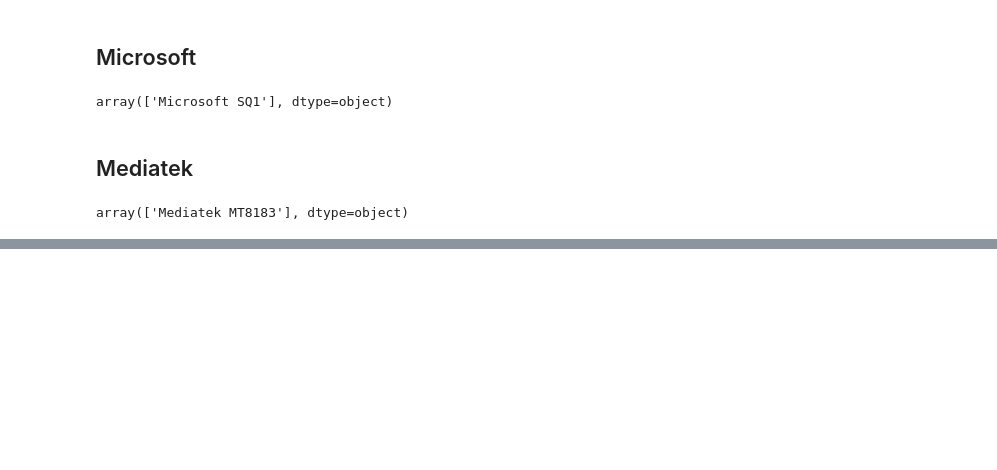
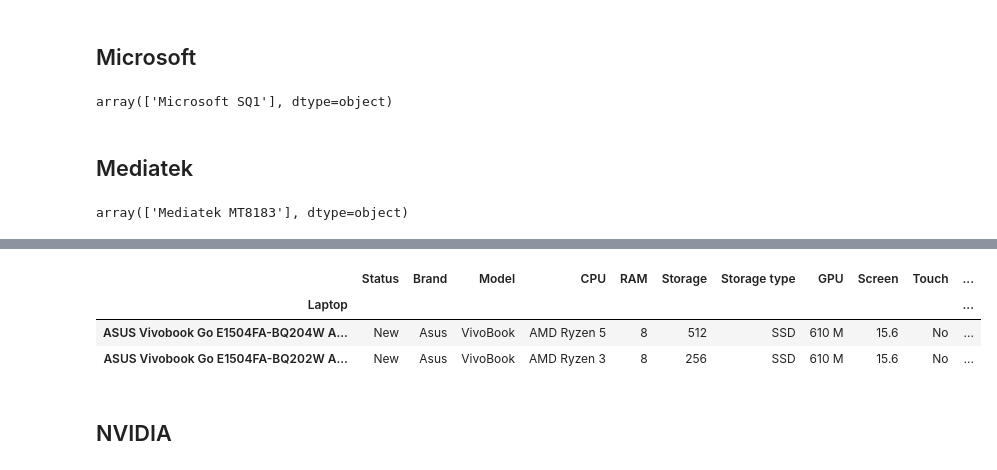
Before and after one commit to M4tchaa/lappick-ml, a Jupyter notebook: explore_dataset.ipynb, the cells around one changed output, grey strips where cells are left out. Cells and saved outputs as stored; diff of their text form; code cells hidden in the pictures; blank space fills up the shorter version.

```diff
--- a/explore_dataset.ipynb
+++ b/explore_dataset.ipynb
@@ -144,0 +167,9 @@ array(['Mediatek MT8183'], dtype=object)
+# %%
+df3[df3['GPU'] == '610 M']
+# %% [output]
+|  | Status | Brand | Model | CPU | RAM | Storage | Storage type | GPU | Screen | Touch | ... |
+| Laptop |  |  |  |  |  |  |  |  |  |  | ... |
+| ASUS Vivobook Go E1504FA-BQ204W A... | New | Asus | VivoBook | AMD Ryzen 5 | 8 | 512 | SSD | 610 M | 15.6 | No | ... |
+| ASUS Vivobook Go E1504FA-BQ202W A... | New | Asus | VivoBook | AMD Ryzen 3 | 8 | 256 | SSD | 610 M | 15.6 | No | ... |
+# %% [markdown]
+## NVIDIA
```
Also changed, not shown: parts of 7 cells of this notebook.
